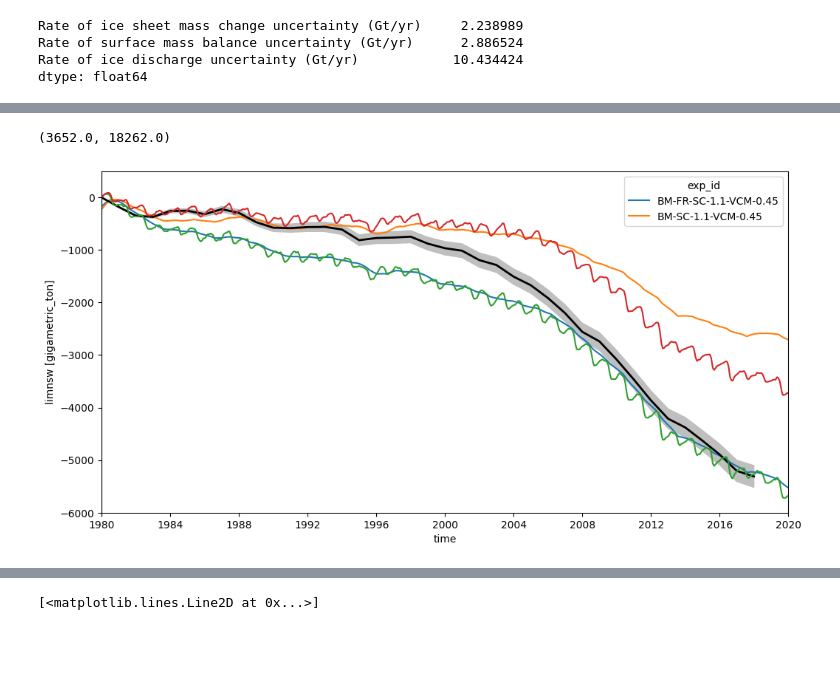
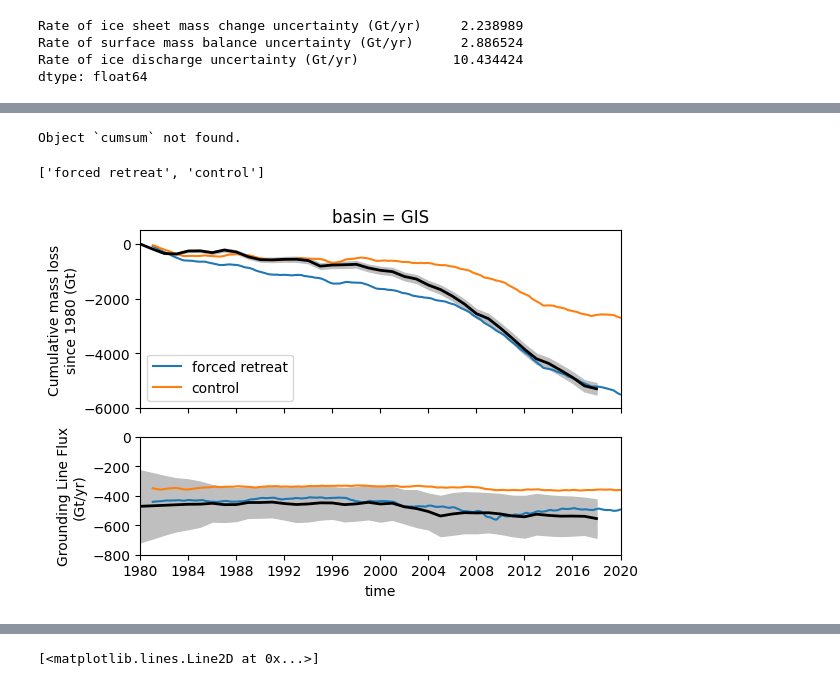
Before and after one commit to pism/pism-ragis, a Jupyter notebook: notebooks/analysis.ipynb, the cells around one changed output, grey strips where cells are left out. Cells and saved outputs as stored; diff of their text form; code cells hidden in the pictures; blank space fills up the shorter version.

```diff
--- a/notebooks/analysis.ipynb
+++ b/notebooks/analysis.ipynb
@@ -29,6 +30,8 @@ from pism_ragis.observations import load_imbie, load_mouginot
     smb_flux_uncertainty_varname = "Rate of surface mass balance uncertainty (Gt/yr)"
 
     basal_flux_varname = "tendency_of_ice_mass_due_to_basal_mass_flux"
+    basal_grounded_flux_varname = "tendency_of_ice_mass_due_to_basal_mass_flux_grounded"
+    basal_floating_flux_varname = "tendency_of_ice_mass_due_to_basal_mass_flux_floating"
 
     sim_mass_cumulative_varname = "ice_mass"
     sim_mass_flux_varname = "tendency_of_ice_mass"
@@ -36,6 +39,7 @@ from pism_ragis.observations import load_imbie, load_mouginot
     sim_discharge_flux_varname = "ice_mass_transport_across_grounding_line"
 # %%
 mouginot_url = Path("/mnt/storstrommen/data/mouginot/pnas.1904242116.sd02.xlsx")
+mouginot_url = Path("/Users/andy/Google Drive/My Drive/data/mouginot_discharge/pnas.1904242116.sd02.xlsx")
 
 # Load observations
 imbie = load_imbie()
@@ -72,8 +77,9 @@ ds_ctrl[sim_mass_cumulative_varname] -= ds_ctrl.sel(time="1980-01-01", method="n
 ds_ctrl = ds_ctrl.rolling(time=13).mean()
 # %%
-ds_tw = xr.open_mfdataset("analysis/2024_07_ragis_tw/basins_sums_ensemble_RAGIS_id_BM-*.nc").pint.quantify()
-ds_tw = ds_tw.sel(ensemble_id="RAGIS")
+ds_tw = xr.open_mfdataset("../analysis/2024_07_ragis_tw/basins_sums_ensemble_RAGIS_id_BM-*.nc")
+ds_tw = ds_tw.sel(ensemble_id="RAGIS").sel(time=slice("1980-01-01", "2020-01-01"))
 ds_tw[sim_mass_cumulative_varname] -= ds_tw.sel(time="1980-01-01", method="nearest")[sim_mass_cumulative_varname]
+ds_tw[sim_discharge_flux_varname] += ds_tw["tendency_of_ice_mass_due_to_basal_mass_flux_grounded"]
 ds_tw = ds_tw.rolling(time=13).mean()
 # %%
 ds_tw_scalar = xr.open_mfdataset("/mnt/storstrommen/ragis/data/pism/2024_06_ragis_tw/scalar/ts_gris_g900m_v2024-02_RAGIS_id_BM-FR-SC-1.1-VCM-0.45_1975-1-1_2020-1-1.nc").pint.quantify()
@@ -82,15 +95,35 @@ ds_tw_scalar[[sim_mass_cumulative_varname, "limnsw"]] -= ds_tw_scalar.sel(time="
+# %%
+ds_tw.sel(basin="GIS")[sim_discharge_flux_varname].cumsum?
+# %% [output]
+Object `cumsum` not found.
 # %%
-fig, ax = plt.subplots(1, 1, figsize=(12, 6))
-# ds_ctrl.sel(basin="GIS").sel(exp_id="BM-FR-SC-1.1-VCM-0.45")[sim_mass_cumulative_varname].plot.line(x="time", hue="exp_id", ax=ax)
-ds_tw.sel(basin="GIS")[sim_mass_cumulative_varname].plot.line(x="time", hue="exp_id", ax=ax)
-ax.fill_between(mou_gis["Date"],
+fig, axs = plt.subplots(2, 1, sharex=True, figsize=(6.2, 4.2), height_ratios=[3, 2])
+f = ds_tw.sel(basin="GIS")[sim_mass_cumulative_varname].plot.line(x="time", hue="exp_id", ax=axs[0], label=["forced retreat", "control"])
+labels = [l.get_label() for l in f]
+axs[0].fill_between(mou_gis["Date"],
                 mou_gis[mass_cumulative_varname] - mou_gis[mass_cumulative_uncertainty_varname],
                 mou_gis[mass_cumulative_varname] + mou_gis[mass_cumulative_uncertainty_varname], color="0.75")
-ax.plot(mou_gis["Date"], mou_gis["Cumulative ice sheet mass change (Gt)"], color="k", lw=2)
-ds_tw_scalar[sim_mass_cumulative_varname].pint.to("Gt").plot.line(ax=ax)
-ds_tw_scalar["limnsw"].pint.to("Gt").plot.line(ax=ax)
-ax.set_ylim(-6000, 500)
-ax.set_xlim(np.datetime64("1980-01-01"), np.datetime64("2020-01-01"))
+axs[0].plot(mou_gis["Date"], mou_gis["Cumulative ice sheet mass change (Gt)"], color="k", lw=2)
+
+ds_tw.sel(basin="GIS")[sim_discharge_flux_varname].plot.line(x="time", hue="exp_id", add_legend=False, ax=axs[1])
+axs[1].fill_between(mou_gis["Date"],
+                mou_gis[discharge_flux_varname] - sigma_adjusted[discharge_flux_uncertainty_varname] * mou_gis[discharge_flux_uncertainty_varname],
+                mou_gis[discharge_flux_varname] + sigma_adjusted[discharge_flux_uncertainty_varname] * mou_gis[discharge_flux_uncertainty_varname], color="0.75")
+axs[1].plot(mou_gis["Date"], mou_gis[discharge_flux_varname], color="k", lw=2, )
+print(labels)
+axs[0].legend(labels)
+axs[0].set_ylim(-6000, 500)
+axs[0].xaxis.set_tick_params(labelbottom=False)
+
+axs[0].set_ylabel("Cumulative mass loss\nsince 1980 (Gt)")
+axs[0].set_xlabel("")
+axs[0].set_title("basin = GIS")
+axs[1].set_title("")
+axs[1].set_ylim(-800, 0)
+axs[1].set_ylabel("Grounding Line Flux\n(Gt/yr)")
+axs[-1].set_xlim(np.datetime64("1980-01-01"), np.datetime64("2020-01-01"))
+fig.tight_layout()
+fig.savefig("GIS_mass_accounting.pdf")
 # %% [output]
-(3652.0, 18262.0)
+['forced retreat', 'control']
-[figure, old version]
+[figure, new version]
```
Also changed, not shown: parts of 11 cells of this notebook, 2 other files.
